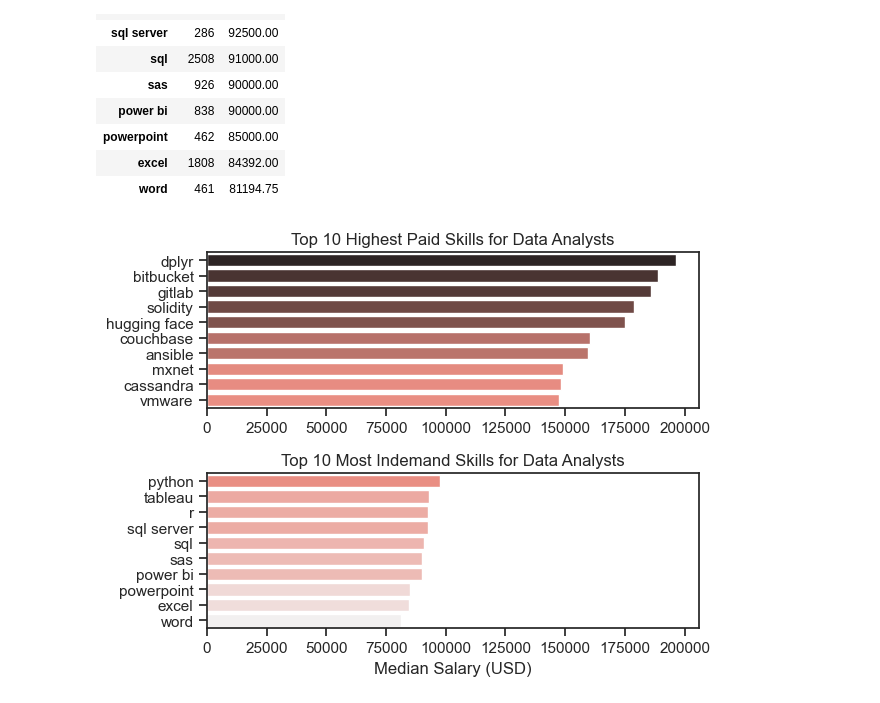
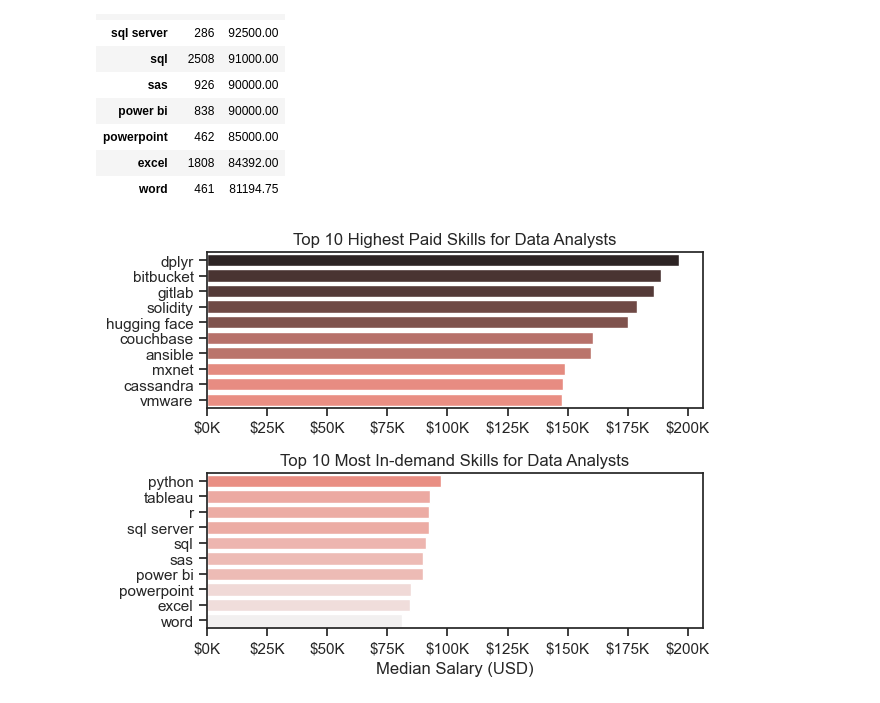
Before and after one commit to livveti/python_data_project, a Jupyter notebook: 3_Project/4_Salary_Analysis.ipynb, the cells around one changed output. Drawn from its saved outputs; the diff is of its cells as text; code cells hidden in the pictures.

Commit message:
Updating readme and graphs

```diff
--- a/3_Project/4_Salary_Analysis.ipynb
+++ b/3_Project/4_Salary_Analysis.ipynb
@@ -95,25 +95,26 @@ df_da_skills
 # %%
 fig, ax = plt.subplots(2, 1)
 
 sns.set_theme(style="ticks")
 
 
 sns.barplot(data=df_da_top_pay, x='median', y=df_da_top_pay.index, ax=ax[0], hue='median', palette='dark:salmon_r')
-#df_da_top_pay[::-1].plot(kind='barh', y='median', ax=ax[0], legend=False)
+
 ax[0].set_title('Top 10 Highest Paid Skills for Data Analysts')
 ax[0].set_ylabel('')
 ax[0].set_xlabel('')
 ax[0].legend().remove()
-
+ax[0].xaxis.set_major_formatter(plt.FuncFormatter(lambda x, _: f'${int(x/1000)}K'))
 
 sns.barplot(data=df_da_skills, x='median', y=df_da_skills.index, ax=ax[1], hue='median', palette='light:salmon')
-ax[1].set_title('Top 10 Most Indemand Skills for Data Analysts')
+ax[1].set_title('Top 10 Most In-demand Skills for Data Analysts')
 ax[1].set_xlabel('Median Salary (USD)')
 ax[1].set_ylabel('')
 ax[1].set_xlim(ax[0].set_xlim())
 ax[1].legend().remove()
+ax[1].xaxis.set_major_formatter(plt.FuncFormatter(lambda x, _: f'${int(x/1000)}K'))
 
 fig.tight_layout()
 plt.show()
 # %% [output]
-[figure, old version]
+[figure, new version]
```
Also changed, not shown: 2 other files.
